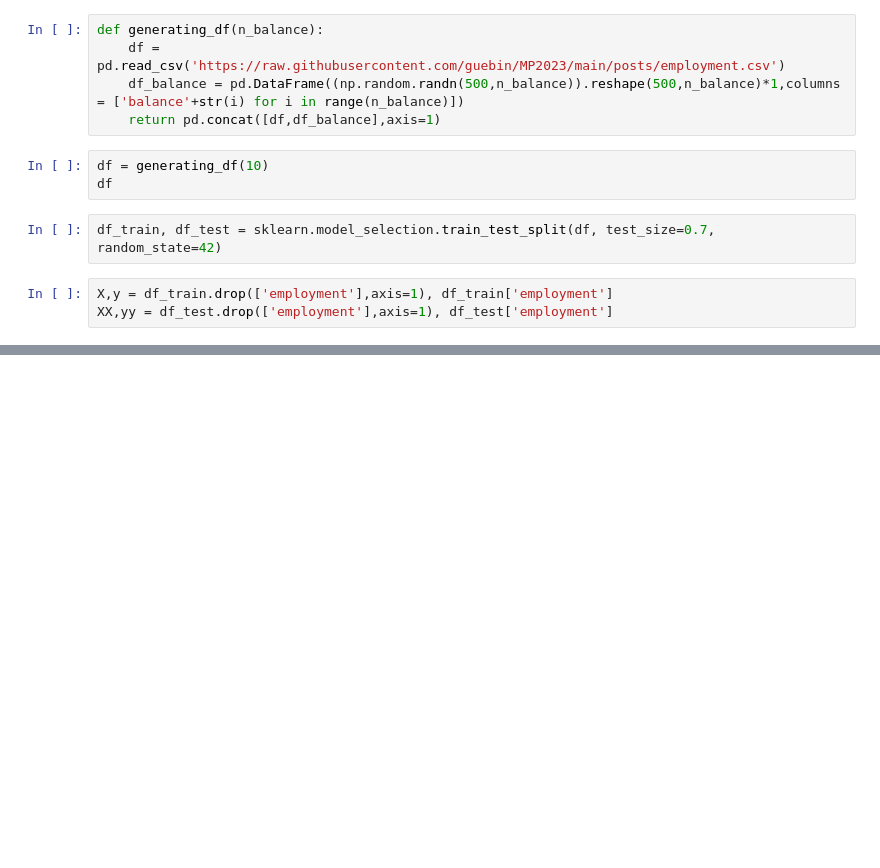
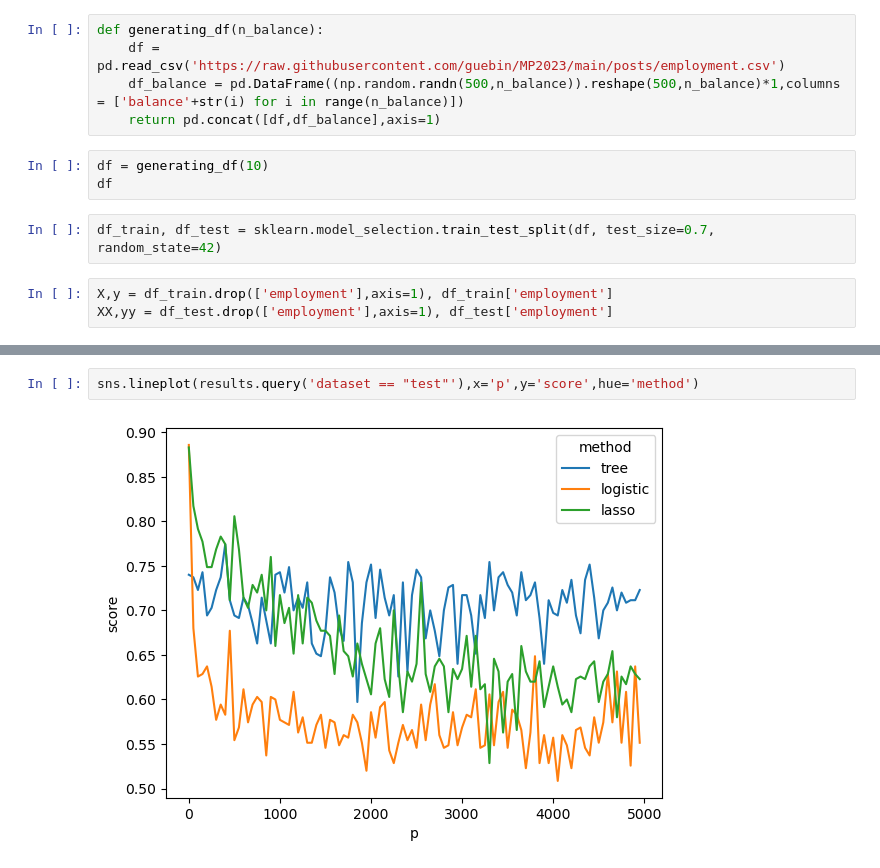
Before and after one commit to guebin/MP2023, a Jupyter notebook: _site/posts/07wk-034-취업(오버피팅),의사결정나무.out.ipynb, the cells around one changed output, grey strips where cells are left out. Saved outputs shown, nothing was run; the diff lists cells and outputs as text; blank space fills up the shorter version.

```diff
--- a/_site/posts/07wk-034-취업(오버피팅),의사결정나무.out.ipynb
+++ b/_site/posts/07wk-034-취업(오버피팅),의사결정나무.out.ipynb
@@ -89,0 +165,4 @@ test_score = 0.8743
+# %%
+sns.lineplot(results.query('dataset == "test"'),x='p',y='score',hue='method')
+# %% [output]
+[figure, added]
```
Also changed, not shown: parts of 28 cells of this notebook, 19 other files.
